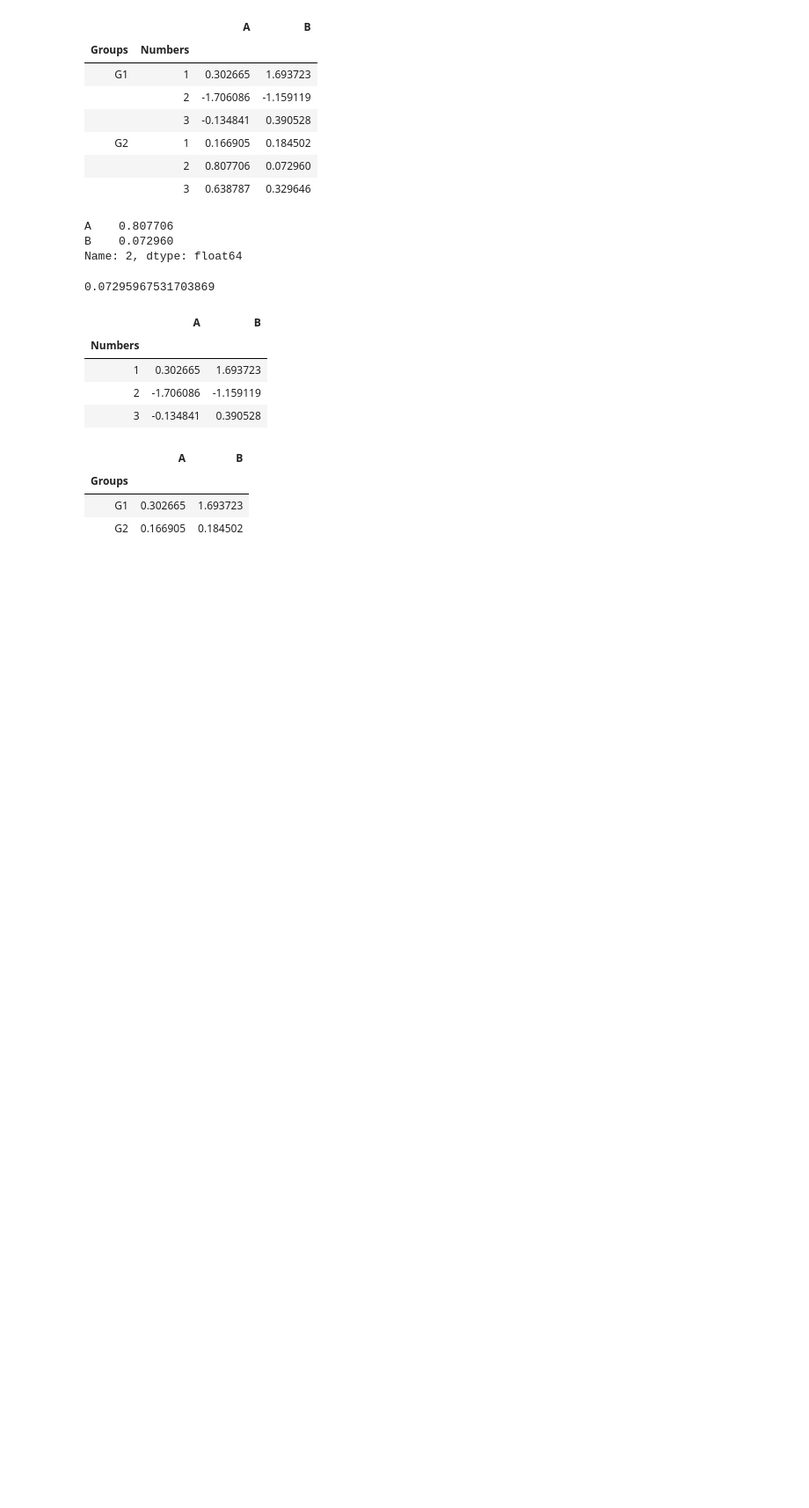
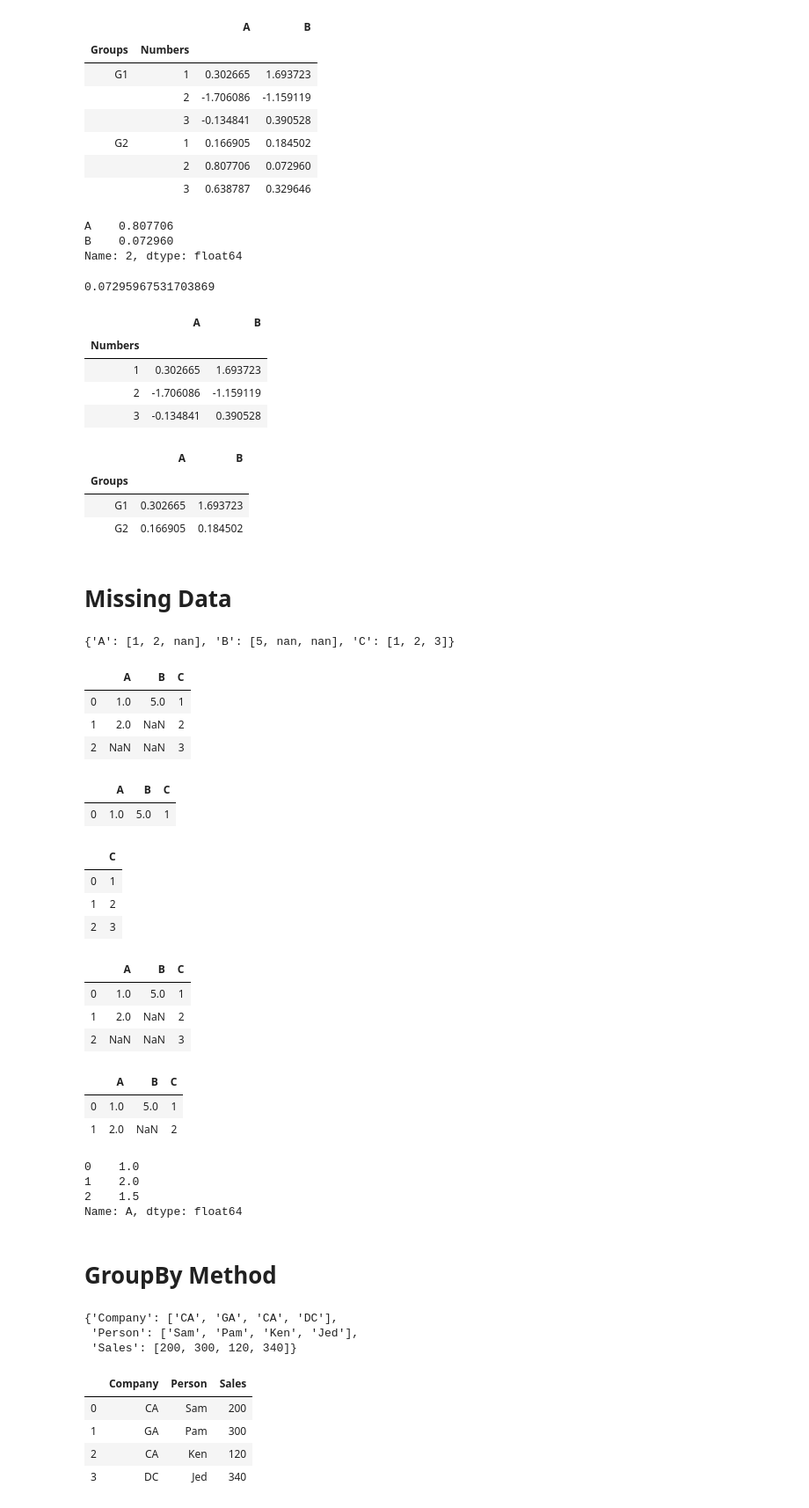
Before and after one commit to adichamoli/DataScience, a Jupyter notebook: Pandas/Dataframes.ipynb, the cells around one changed output. Shown: that part at 88% size. Saved outputs shown, nothing was run; the diff lists cells and outputs as text; code cells hidden in the pictures; blank space fills up the shorter version.

```diff
--- a/Pandas/Dataframes.ipynb
+++ b/Pandas/Dataframes.ipynb
@@ -358,3 +358,5 @@ df.xs(1, level='Numbers')
 | Groups |  |  |
 | G1 | 0.302665 | 1.693723 |
 | G2 | 0.166905 | 0.184502 |
+# %% [markdown]
+# Missing Data
@@ -360,0 +365,4 @@ df.xs(1, level='Numbers')
+# %%
+d
+# %% [output]
+{'A': [1, 2, nan], 'B': [5, nan, nan], 'C': [1, 2, 3]}
@@ -360,0 +371,41 @@ df.xs(1, level='Numbers')
+# %%
+df
+# %% [output]
+|  | A | B | C |
+| 0 | 1.0 | 5.0 | 1 |
+| 1 | 2.0 | NaN | 2 |
+| 2 | NaN | NaN | 3 |
+# %%
+df.dropna()
+# %% [output]
+|  | A | B | C |
+| 0 | 1.0 | 5.0 | 1 |
+# %%
+df.dropna(axis=1)
+# %% [output]
+|  | C |
+| 0 | 1 |
+| 1 | 2 |
+| 2 | 3 |
+# %%
+df
+# %% [output]
+|  | A | B | C |
+| 0 | 1.0 | 5.0 | 1 |
+| 1 | 2.0 | NaN | 2 |
+| 2 | NaN | NaN | 3 |
+# %%
+df.dropna(thresh=2)
+# %% [output]
+|  | A | B | C |
+| 0 | 1.0 | 5.0 | 1 |
+| 1 | 2.0 | NaN | 2 |
+# %%
+df['A'].fillna(value=df['A'].mean())
+# %% [output]
+0    1.0
+1    2.0
+2    1.5
+Name: A, dtype: float64
+# %% [markdown]
+# GroupBy Method
@@ -360,0 +416,6 @@ df.xs(1, level='Numbers')
+# %%
+data
+# %% [output]
+{'Company': ['CA', 'GA', 'CA', 'DC'],
+ 'Person': ['Sam', 'Pam', 'Ken', 'Jed'],
+ 'Sales': [200, 300, 120, 340]}
@@ -360,0 +424,8 @@ df.xs(1, level='Numbers')
+# %%
+df
+# %% [output]
+|  | Company | Person | Sales |
+| 0 | CA | Sam | 200 |
+| 1 | GA | Pam | 300 |
+| 2 | CA | Ken | 120 |
+| 3 | DC | Jed | 340 |
```
Also changed, not shown: parts of 11 cells of this notebook.
